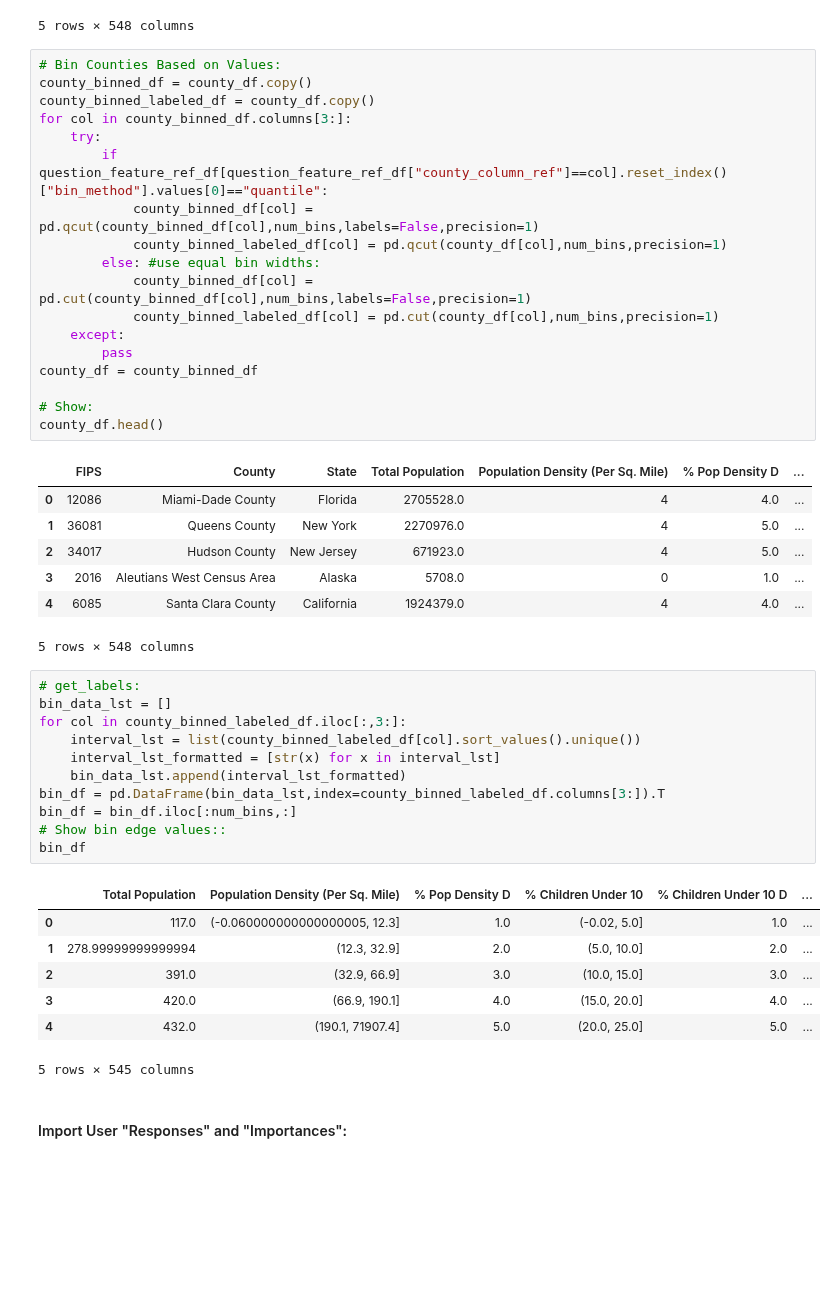
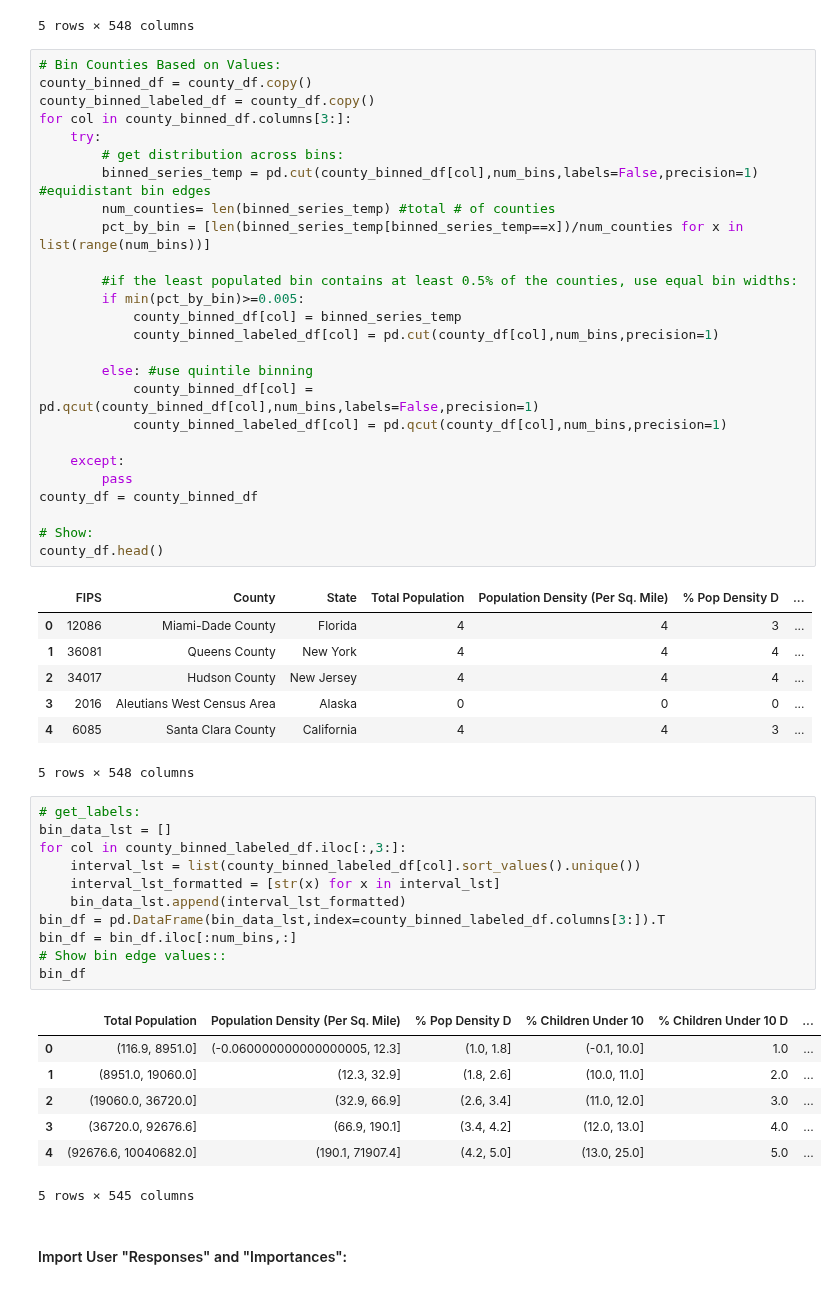
Before and after one commit to rabader/Relocation-Personalization, a Jupyter notebook: notebooks/county_matching.ipynb, the cells around one changed output. Cells and saved outputs as stored; diff of their text form; blank space fills up the shorter version.

Commit message:
change determination of binning method

```diff
--- a/notebooks/county_matching.ipynb
+++ b/notebooks/county_matching.ipynb
@@ -31,28 +31,36 @@ county_df.head()
 # %%
 # Bin Counties Based on Values:
 county_binned_df = county_df.copy()
 county_binned_labeled_df = county_df.copy()
 for col in county_binned_df.columns[3:]:
     try:
-        if question_feature_ref_df[question_feature_ref_df["county_column_ref"]==col].reset_index()["bin_method"].values[0]=="quantile":
+        # get distribution across bins:
+        binned_series_temp = pd.cut(county_binned_df[col],num_bins,labels=False,precision=1) #equidistant bin edges
+        num_counties= len(binned_series_temp) #total # of counties
+        pct_by_bin = [len(binned_series_temp[binned_series_temp==x])/num_counties for x in list(range(num_bins))]
+
+        #if the least populated bin contains at least 0.5% of the counties, use equal bin widths:
+        if min(pct_by_bin)>=0.005:
+            county_binned_df[col] = binned_series_temp
+            county_binned_labeled_df[col] = pd.cut(county_df[col],num_bins,precision=1)
+
+        else: #use quintile binning
             county_binned_df[col] = pd.qcut(county_binned_df[col],num_bins,labels=False,precision=1)
             county_binned_labeled_df[col] = pd.qcut(county_df[col],num_bins,precision=1)
-        else: #use equal bin widths:
-            county_binned_df[col] = pd.cut(county_binned_df[col],num_bins,labels=False,precision=1)
-            county_binned_labeled_df[col] = pd.cut(county_df[col],num_bins,precision=1)
+
     except:
         pass
 county_df = county_binned_df
 
 # Show:
 county_df.head()
 # %% [output]
 |  | FIPS | County | State | Total Population | Population Density (Per Sq. Mile) | % Pop Density D | ... |
-| 0 | 12086 | Miami-Dade County | Florida | 2705528.0 | 4 | 4.0 | ... |
-| 1 | 36081 | Queens County | New York | 2270976.0 | 4 | 5.0 | ... |
-| 2 | 34017 | Hudson County | New Jersey | 671923.0 | 4 | 5.0 | ... |
-| 3 | 2016 | Aleutians West Census Area | Alaska | 5708.0 | 0 | 1.0 | ... |
-| 4 | 6085 | Santa Clara County | California | 1924379.0 | 4 | 4.0 | ... |
+| 0 | 12086 | Miami-Dade County | Florida | 4 | 4 | 3 | ... |
+| 1 | 36081 | Queens County | New York | 4 | 4 | 4 | ... |
+| 2 | 34017 | Hudson County | New Jersey | 4 | 4 | 4 | ... |
+| 3 | 2016 | Aleutians West Census Area | Alaska | 0 | 0 | 0 | ... |
+| 4 | 6085 | Santa Clara County | California | 4 | 4 | 3 | ... |
 5 rows × 548 columns
 # %%
 # get_labels:
@@ -67,11 +75,11 @@ bin_df = bin_df.iloc[:num_bins,:]
 bin_df
 # %% [output]
 |  | Total Population | Population Density (Per Sq. Mile) | % Pop Density D | % Children Under 10 | % Children Under 10 D | ... |
-| 0 | 117.0 | (-0.060000000000000005, 12.3] | 1.0 | (-0.02, 5.0] | 1.0 | ... |
-| 1 | 278.99999999999994 | (12.3, 32.9] | 2.0 | (5.0, 10.0] | 2.0 | ... |
-| 2 | 391.0 | (32.9, 66.9] | 3.0 | (10.0, 15.0] | 3.0 | ... |
-| 3 | 420.0 | (66.9, 190.1] | 4.0 | (15.0, 20.0] | 4.0 | ... |
-| 4 | 432.0 | (190.1, 71907.4] | 5.0 | (20.0, 25.0] | 5.0 | ... |
+| 0 | (116.9, 8951.0] | (-0.060000000000000005, 12.3] | (1.0, 1.8] | (-0.1, 10.0] | 1.0 | ... |
+| 1 | (8951.0, 19060.0] | (12.3, 32.9] | (1.8, 2.6] | (10.0, 11.0] | 2.0 | ... |
+| 2 | (19060.0, 36720.0] | (32.9, 66.9] | (2.6, 3.4] | (11.0, 12.0] | 3.0 | ... |
+| 3 | (36720.0, 92676.6] | (66.9, 190.1] | (3.4, 4.2] | (12.0, 13.0] | 4.0 | ... |
+| 4 | (92676.6, 10040682.0] | (190.1, 71907.4] | (4.2, 5.0] | (13.0, 25.0] | 5.0 | ... |
 5 rows × 545 columns
 # %% [markdown]
 #### Import User "Responses" and "Importances":
```
Also changed, not shown: parts of 2 cells of this notebook, 1 other file.
